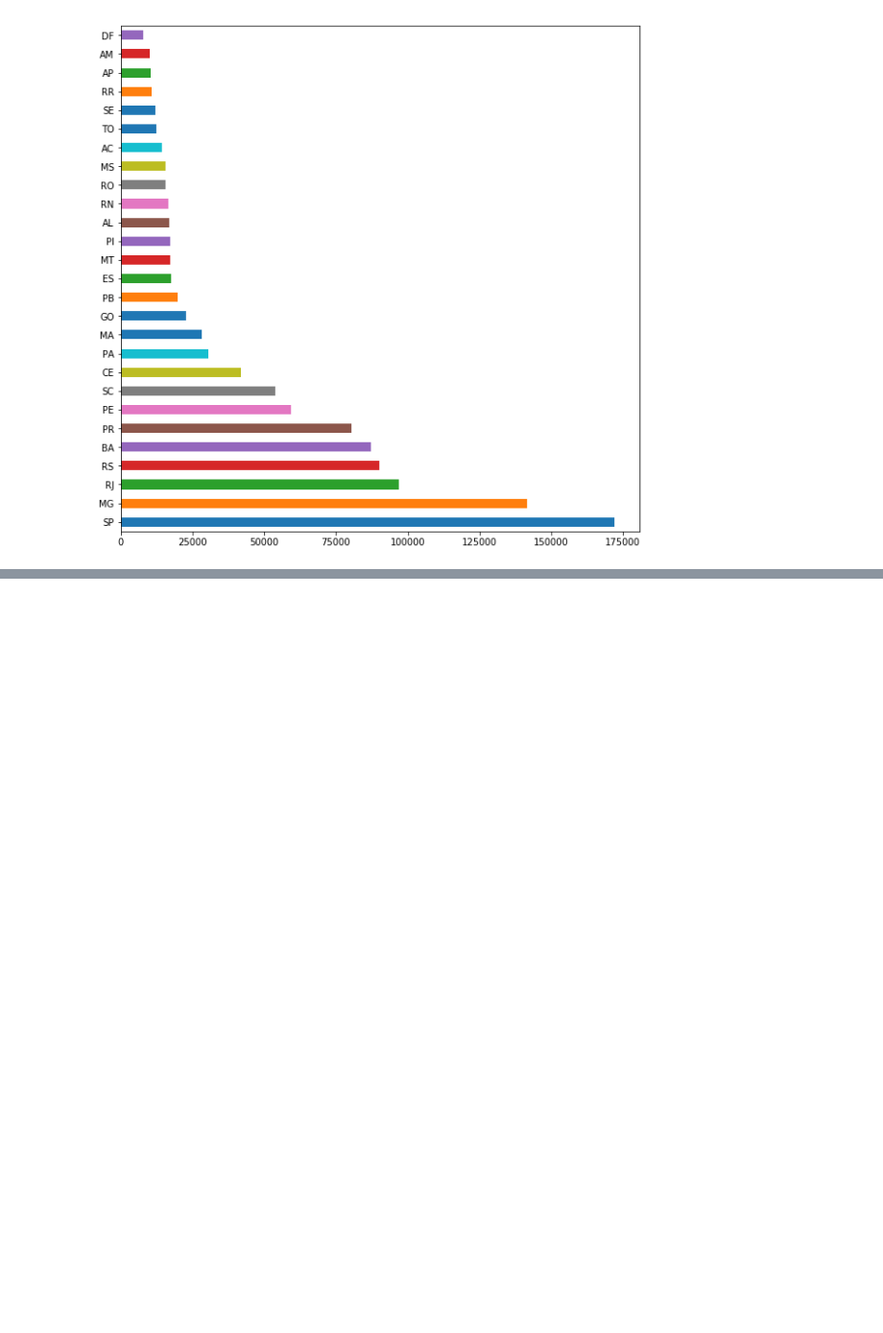
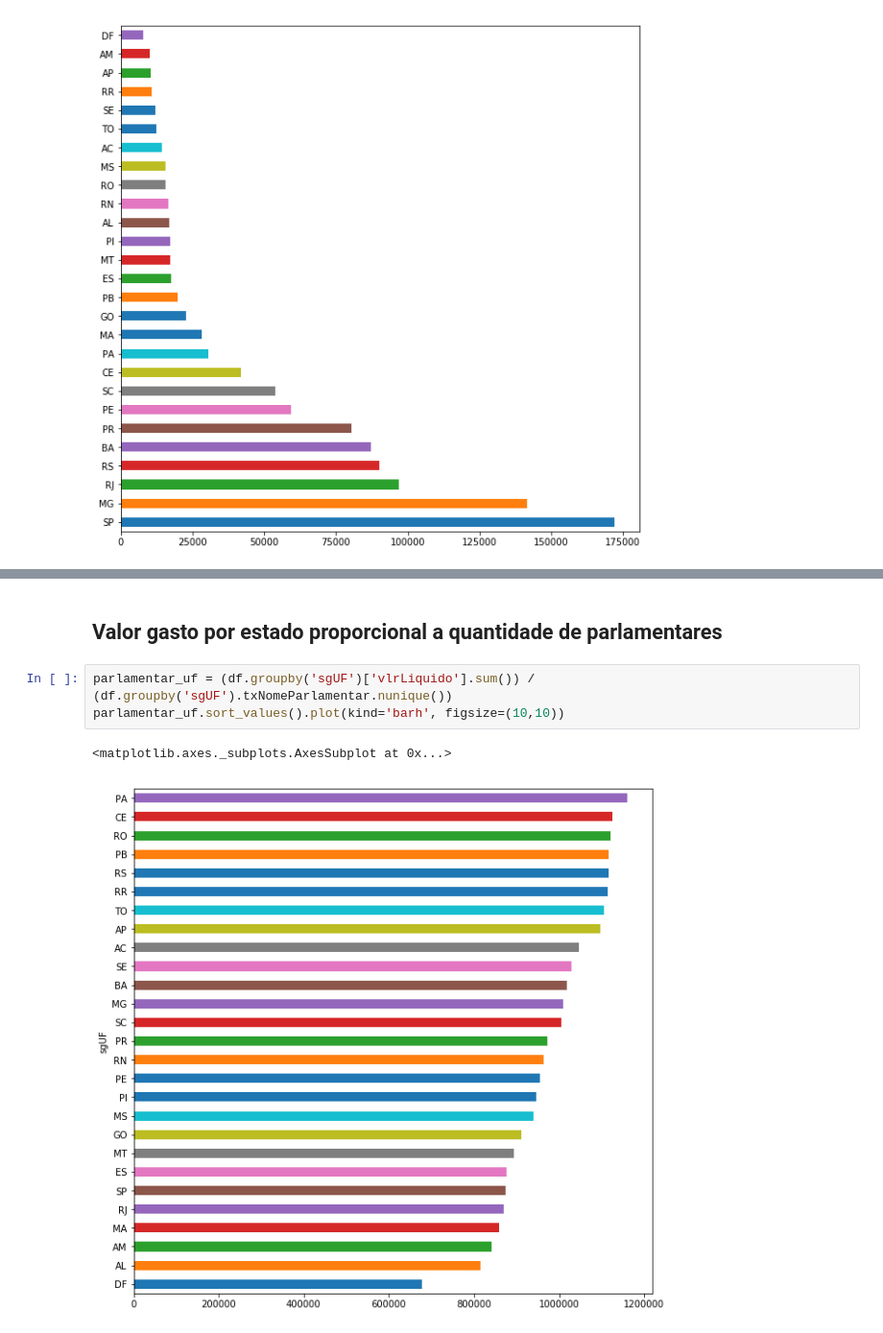
Before and after one commit to junakayama/datamining, a Jupyter notebook: trabalho_data_mining.ipynb, the cells around one changed output, grey strips where cells are left out. Shown at 96% size. Saved outputs shown, nothing was run; the diff lists cells and outputs as text; blank space fills up the shorter version.

```diff
--- a/trabalho_data_mining.ipynb
+++ b/trabalho_data_mining.ipynb
@@ -265,0 +276,8 @@ df.sgUF.value_counts().plot(kind='barh', figsize=(10,10))
+# %% [markdown]
+## Valor gasto por estado proporcional a quantidade de parlamentares
+# %%
+parlamentar_uf = (df.groupby('sgUF')['vlrLiquido'].sum()) / (df.groupby('sgUF').txNomeParlamentar.nunique())
+parlamentar_uf.sort_values().plot(kind='barh', figsize=(10,10))
+# %% [output]
+<matplotlib.axes._subplots.AxesSubplot at 0x...>
+[figure, added]
```
Also changed, not shown: parts of 9 cells of this notebook.
